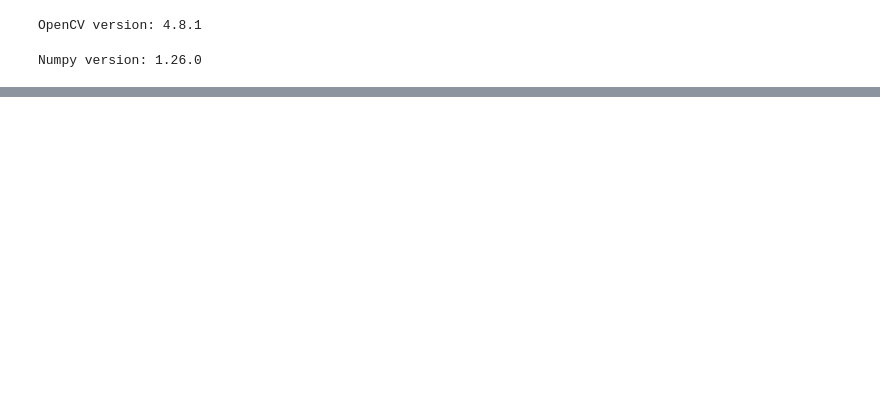
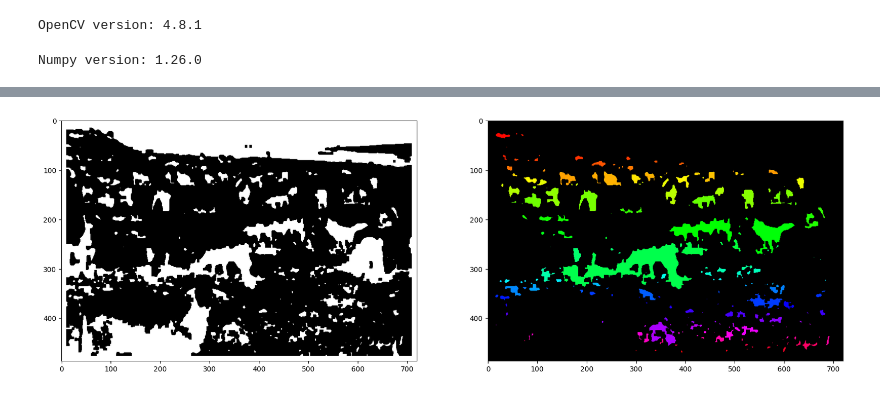
Before and after one commit to tomast1337/Image-Processing, a Jupyter notebook: aula14.ipynb, the cells around one changed output, grey strips where cells are left out. Cells and saved outputs as stored; diff of their text form; code cells hidden in the pictures; blank space fills up the shorter version.

```diff
--- a/aula14.ipynb
+++ b/aula14.ipynb
@@ -13,30 +13,31 @@ Numpy version: 1.26.0
 image = cv2.imread("./imgs/sheep heard.jpg")
 image = cv2.cvtColor(image, cv2.COLOR_BGR2RGB)
 # apply a gaussian blur to the image
-image = cv2.GaussianBlur(image, (5, 5), 0)
+image = cv2.GaussianBlur(image, (7, 7), 0)
+
+image = cv2.cvtColor(image, cv2.COLOR_RGB2GRAY)
 
 # Convert to B and W only img with a threshold of 127
-bw = cv2.threshold(image, 115, 255, cv2.THRESH_BINARY)[1]
+ret,bw = cv2.threshold(image, 115, 255, cv2.THRESH_BINARY)
 
 # add a border to the image
 bw = cv2.copyMakeBorder(bw, 10, 10, 10, 10, cv2.BORDER_CONSTANT, value=[0, 0, 0])
-
-bw = cv2.cvtColor(bw, cv2.COLOR_BGR2GRAY)
 # invert the image
 bw = cv2.bitwise_not(bw)
 # convert to 0 and 1 values
-bw[bw > 0] = 1
 
 # remove noise from the black and white image
 kernel = np.ones((5,5),np.uint8)
 bw = cv2.morphologyEx(bw, cv2.MORPH_CLOSE, kernel)
+
+bw = cv2.cvtColor(bw, cv2.COLOR_RGB2GRAY)
 
 # add a white border to the image
 
 bw_inverted = cv2.bitwise_not(bw)
 
 fig, ax = plt.subplots(1, 3, figsize=(20, 10))
-ax[0].imshow(image)
+ax[0].imshow(image, cmap="gray")
 ax[1].imshow(bw, cmap="gray")
 ax[2].imshow(bw_inverted, cmap="gray")
 plt.show()
@@ -47,0 +49,21 @@ Error:
+# %%
+# Create a new image with random colors for each component
+ret, labels = cv2.connectedComponents(bw)
+
+label_hue = np.uint8(179*labels/np.max(labels))
+blank_ch = 255*np.ones_like(label_hue)
+
+labeled_img = cv2.merge([label_hue, blank_ch, blank_ch])
+labeled_img = cv2.cvtColor(labeled_img, cv2.COLOR_HSV2RGB)
+
+# set bg label to black
+labeled_img[label_hue==0] = 0
+
+img = cv2.cvtColor(bw, cv2.COLOR_GRAY2RGB)
+
+ax , fig = plt.subplots(1, 2, figsize=(20, 10))
+fig[0].imshow(img)
+fig[1].imshow(labeled_img)
+plt.show()
+# %% [output]
+[figure, added]
```
Also changed, not shown: parts of 2 cells of this notebook.
